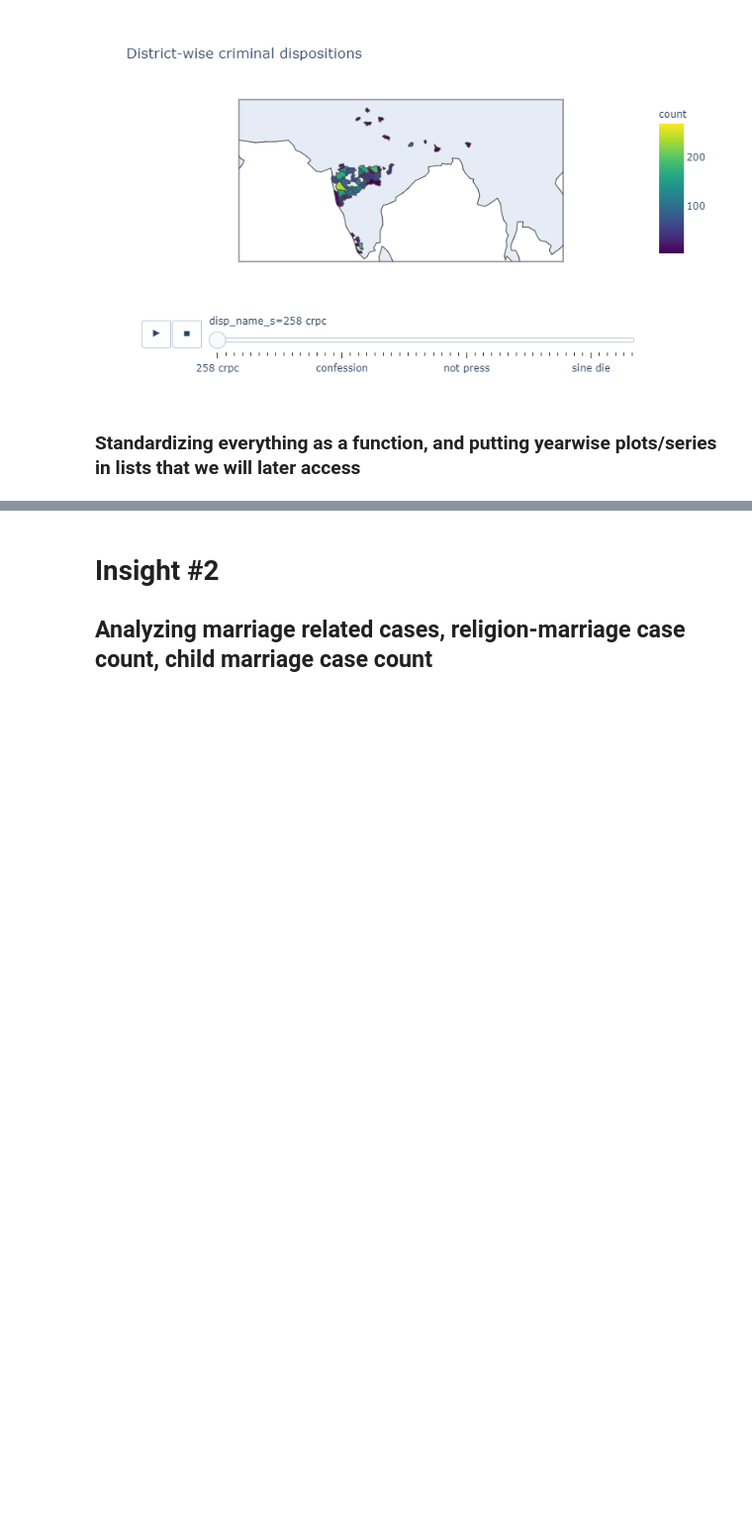
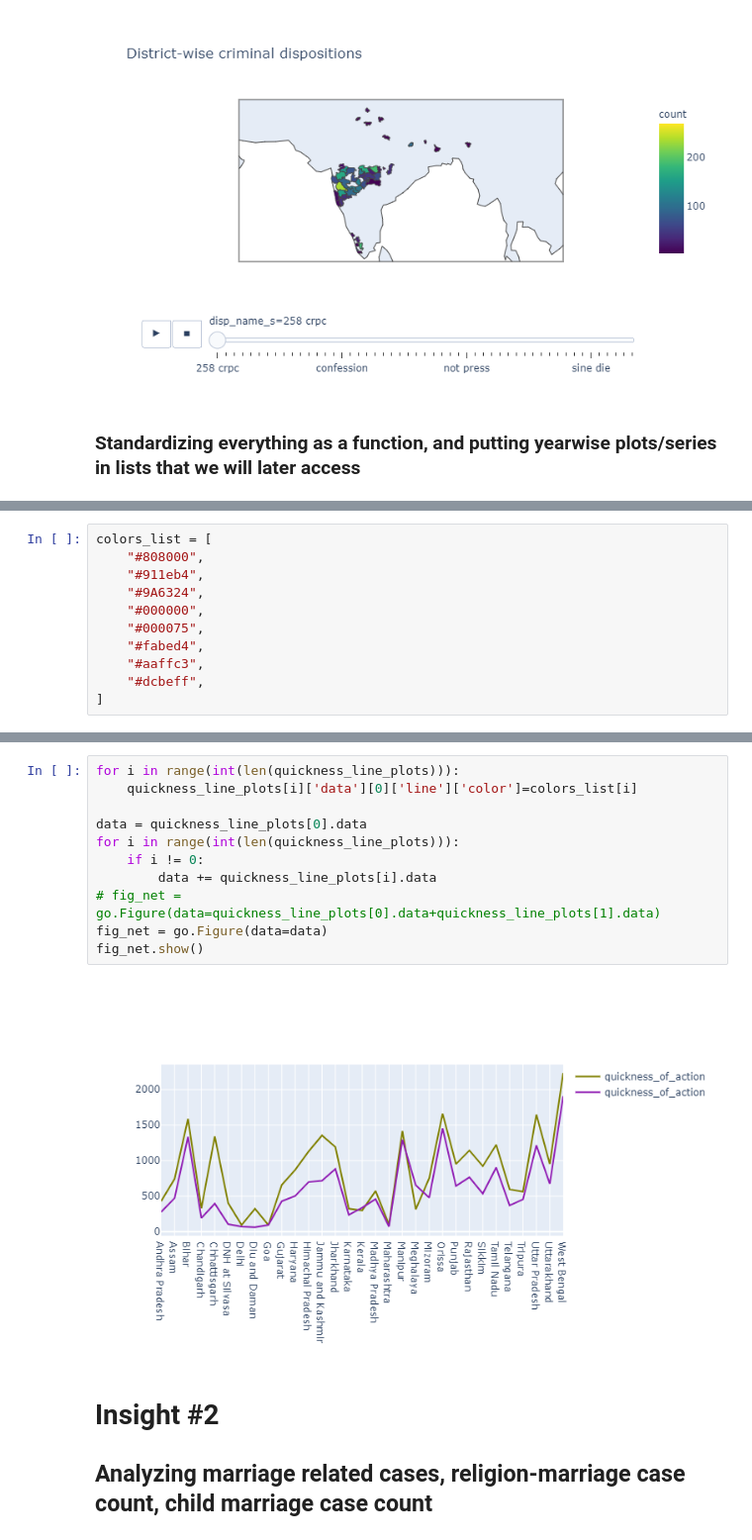
Before and after one commit to ujjwal-shekhar/Indian-Judicial-System-PreCog, a Jupyter notebook: data-visualizer-precog.ipynb, the cells around one changed output, grey strips where cells are left out. Shown at 99% size. Saved outputs shown, nothing was run; the diff lists cells and outputs as text; blank space fills up the shorter version.

```diff
--- a/data-visualizer-precog.ipynb
+++ b/data-visualizer-precog.ipynb
@@ -1235,0 +1255,11 @@ for year in year_list:
+# %%
+colors_list = [
+    "#808000",
+    "#911eb4",
+    "#9A6324",
+    "#000000",
+    "#000075",
+    "#fabed4",
+    "#aaffc3",
+    "#dcbeff",
+]
@@ -1236,3 +1268,16 @@ for year in year_list:
+# %%
+for i in range(int(len(quickness_line_plots))):
+    quickness_line_plots[i]['data'][0]['line']['color']=colors_list[i]
+
+data = quickness_line_plots[0].data
+for i in range(int(len(quickness_line_plots))):
+    if i != 0:
+        data += quickness_line_plots[i].data
+# fig_net = go.Figure(data=quickness_line_plots[0].data+quickness_line_plots[1].data)
+fig_net = go.Figure(data=data)
+fig_net.show()
+# %% [output]
+[figure, added]
 # %% [markdown]
 # Insight #2
 ## Analyzing marriage related cases, religion-marriage case count, child marriage case count
```
Also changed, not shown: parts of 7 cells of this notebook.
